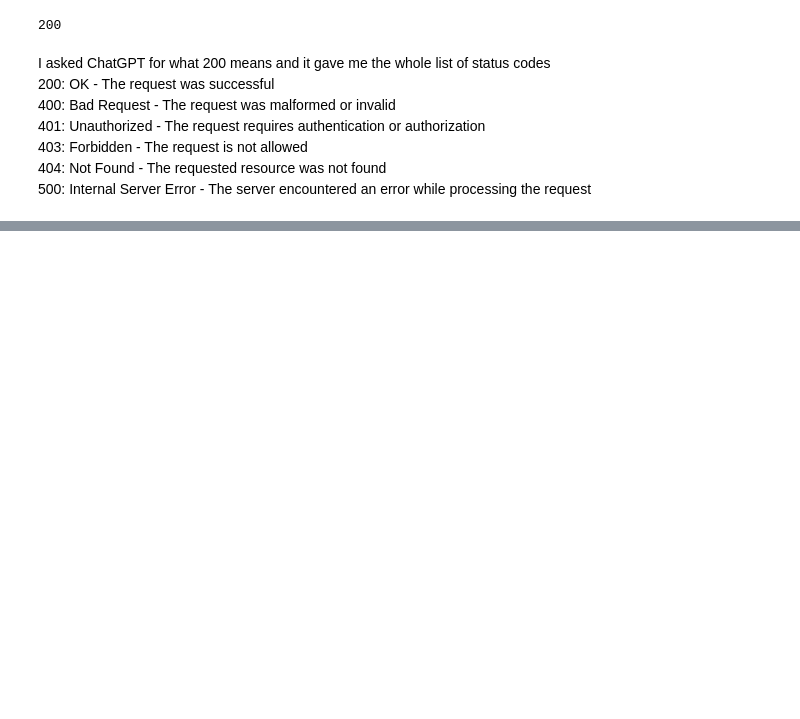
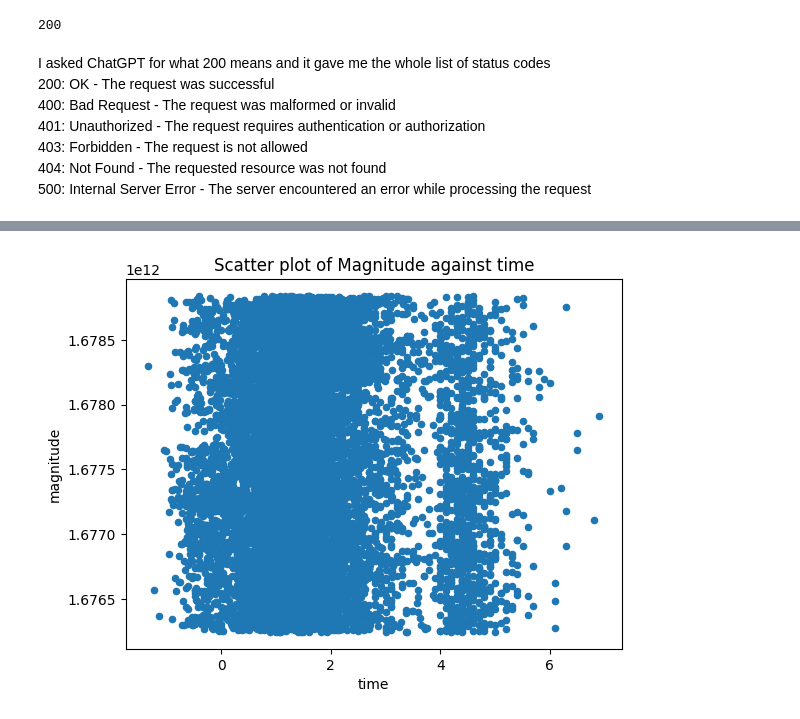
Before and after one commit to Samthesurf/Start-of-Data-Analysis, a Jupyter notebook: chap_2_practice.ipynb, the cells around one changed output, grey strips where cells are left out. Drawn from its saved outputs; the diff is of its cells as text; code cells hidden in the pictures; blank space fills up the shorter version.

```diff
--- a/chap_2_practice.ipynb
+++ b/chap_2_practice.ipynb
@@ -144,0 +152,3 @@ I asked ChatGPT for what 200 means and it gave me the whole list of status codes
+# %%
+earthquake_json = response.json()
+type(earthquake_json['features'])
@@ -144,0 +177,3 @@ I asked ChatGPT for what 200 means and it gave me the whole list of status codes
+# %%
+data_earthquake_properties = [x['properties'] for x in earthquake_json['features']] # making properties dict to become a list
+df = pd.DataFrame(data_earthquake_properties)
@@ -144,0 +314,8 @@ I asked ChatGPT for what 200 means and it gave me the whole list of status codes
+# %%
+df.plot.scatter(x = 'mag', y = 'time')
+plt.xlabel('time')
+plt.ylabel('magnitude')
+plt.title('Scatter plot of Magnitude against time')
+plt.show() # The graph doesn't really tell me anything but it's cool
+# %% [output]
+[figure, added]
```
Also changed, not shown: parts of 25 cells of this notebook.
